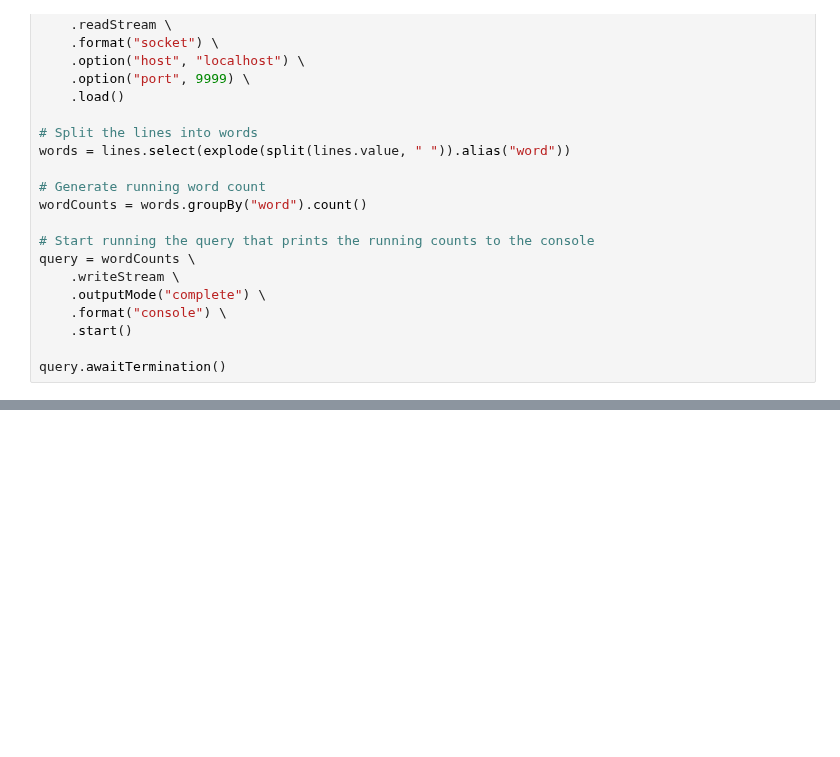
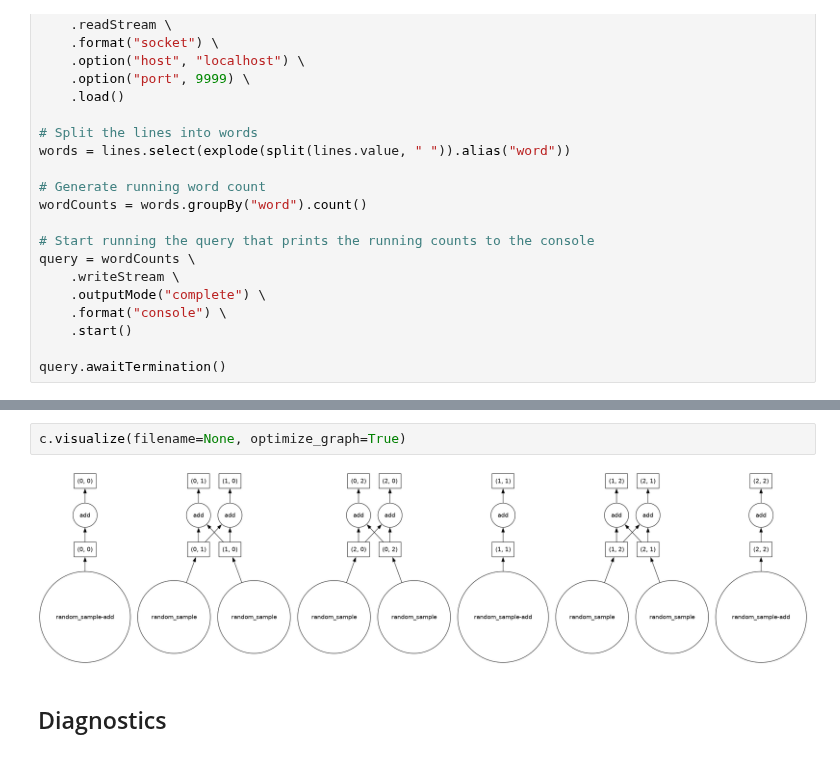
Before and after one commit to leliel12/tads, a Jupyter notebook: students/ray_dask_spark/rds.ipynb, the cells around one changed output, grey strips where cells are left out. Cells and saved outputs as stored; diff of their text form; blank space fills up the shorter version.

```diff
--- a/students/ray_dask_spark/rds.ipynb
+++ b/students/ray_dask_spark/rds.ipynb
@@ -385,0 +411,6 @@ c.visualize(optimize_graph=True)
+# %%
+c.visualize(filename=None, optimize_graph=True)
+# %% [output]
+[figure, added]
+# %% [markdown]
+## Diagnostics
```
Also changed, not shown: parts of 45 cells of this notebook, 14 other files.
